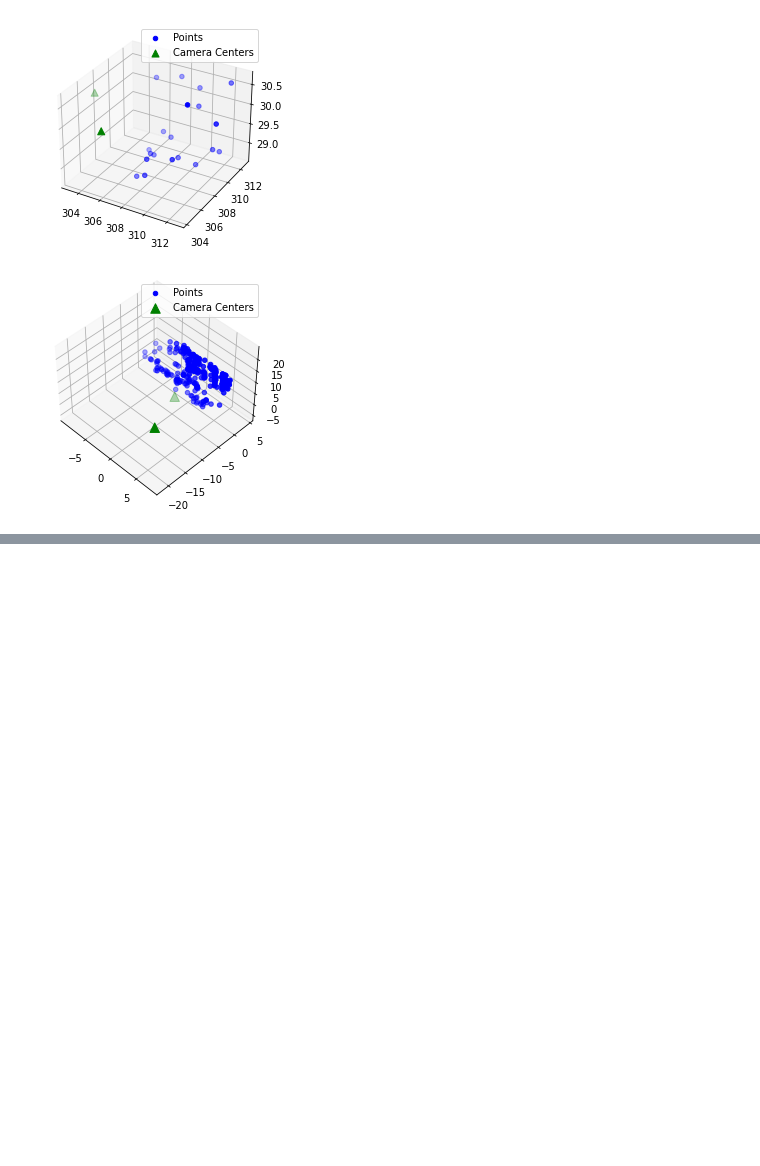
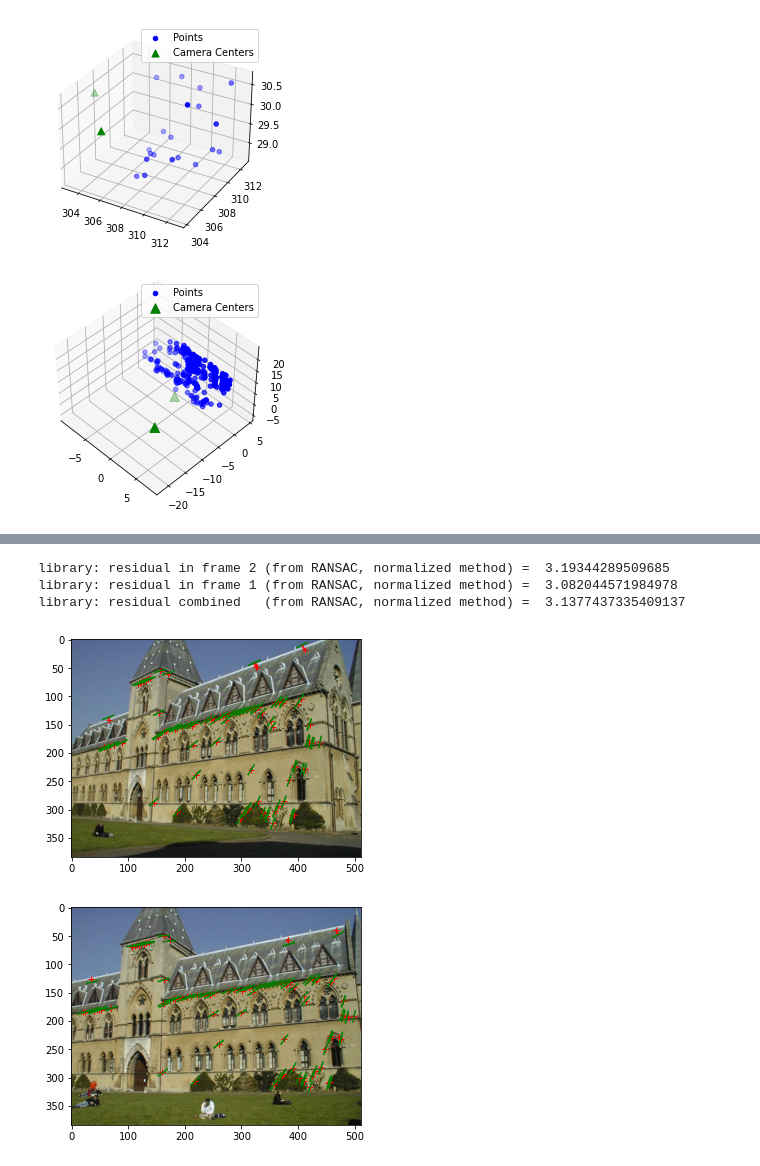
Before and after one commit to jongwonjlee/cv-sp21-mps, a Jupyter notebook: MP3/Q2/Q2_starter.ipynb, the cells around one changed output, grey strips where cells are left out. Drawn from its saved outputs; the diff is of its cells as text; code cells hidden in the pictures; blank space fills up the shorter version.

```diff
--- a/MP3/Q2/Q2_starter.ipynb
+++ b/MP3/Q2/Q2_starter.ipynb
@@ -473,0 +665,25 @@ Mean 3D reconstuction error for the lab data:  0.01332
+# %%
+# normalized method
+pt1_2d = matches[:, :2]
+pt2_2d = matches[:, 2:]
+
+F = fit_fundamental_normalized(pt1_2d, pt2_2d) # <YOUR CODE>
+v2 = get_residual(F, pt1_2d, pt2_2d)
+v1 = get_residual(F.T, pt2_2d, pt1_2d)
+print('{:s}: residual in frame 2 (from RANSAC, normalized method) = '.format(name), v2)
+print('{:s}: residual in frame 1 (from RANSAC, normalized method) = '.format(name), v1)
+print('{:s}: residual combined   (from RANSAC, normalized method) = '.format(name), (v1+v2)/2)
+# Plot epipolar lines in image I2
+fig, ax = plt.subplots()
+plot_fundamental(ax, F, pt1_2d, pt2_2d, I2)
+plt.savefig('./{:s}2_normalized_ransac.jpg'.format(name))
+# Plot epipolar lines in image I1
+fig, ax = plt.subplots()
+plot_fundamental(ax, F.T, pt2_2d, pt1_2d, I1)
+plt.savefig('./{:s}1_normalized_ransac.jpg'.format(name))
+# %% [output]
+library: residual in frame 2 (from RANSAC, normalized method) =  3.19344289509685
+library: residual in frame 1 (from RANSAC, normalized method) =  3.082044571984978
+library: residual combined   (from RANSAC, normalized method) =  3.1377437335409137
+[figure, added]
+[figure, added]
```
Also changed, not shown: parts of 5 cells of this notebook, 17 other files.
